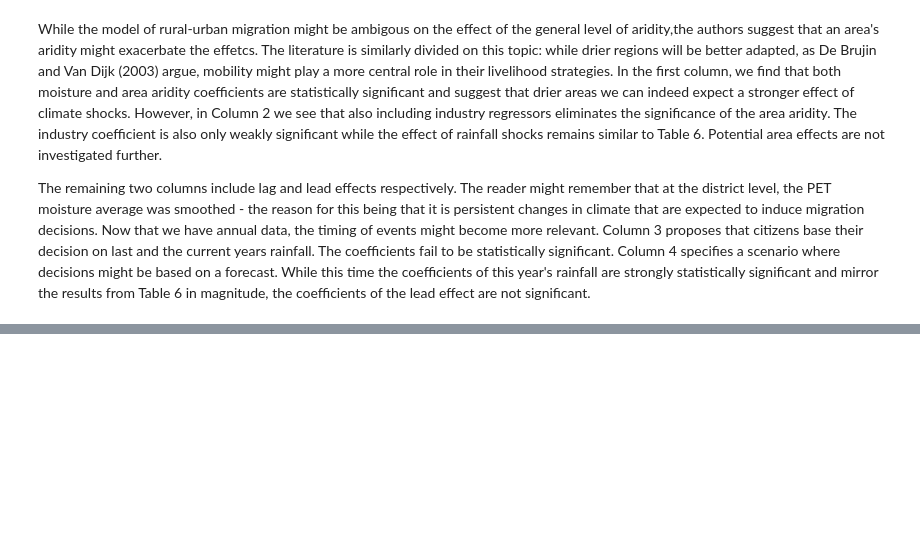
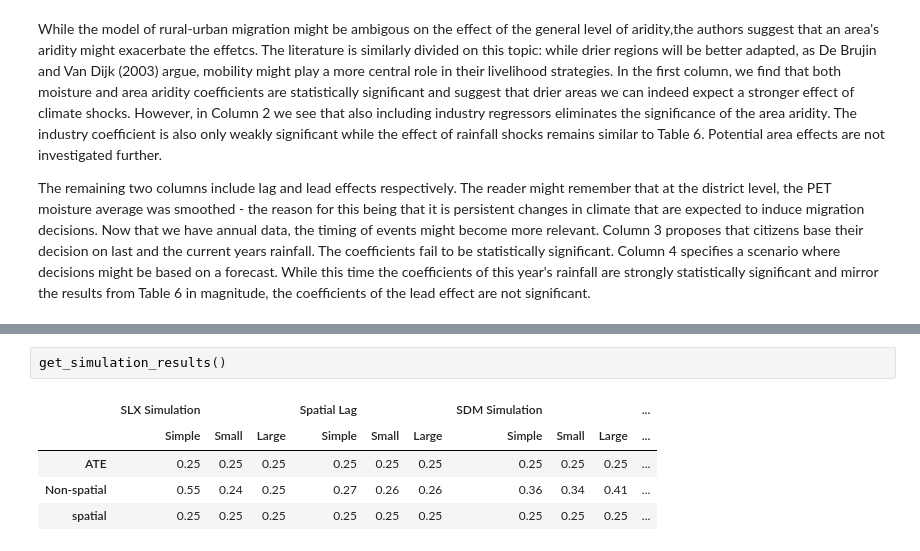
Before and after one commit to pcschreiber1/Henderson_2017_Replication, a Jupyter notebook: Replication notebook.ipynb, the cells around one changed output, grey strips where cells are left out. Cells and saved outputs as stored; diff of their text form; blank space fills up the shorter version.

```diff
--- a/Replication notebook.ipynb
+++ b/Replication notebook.ipynb
@@ -423,0 +540,8 @@ The remaining two columns include lag and lead effects respectively. The reader
+# %%
+get_simulation_results()
+# %% [output]
+|  | SLX Simulation |  |  | Spatial Lag |  |  | SDM Simulation |  |  | ... |
+|  | Simple | Small | Large | Simple | Small | Large | Simple | Small | Large | ... |
+| ATE | 0.25 | 0.25 | 0.25 | 0.25 | 0.25 | 0.25 | 0.25 | 0.25 | 0.25 | ... |
+| Non-spatial | 0.55 | 0.24 | 0.25 | 0.27 | 0.26 | 0.26 | 0.36 | 0.34 | 0.41 | ... |
+| spatial | 0.25 | 0.25 | 0.25 | 0.25 | 0.25 | 0.25 | 0.25 | 0.25 | 0.25 | ... |
```
Also changed, not shown: parts of 15 cells of this notebook.
